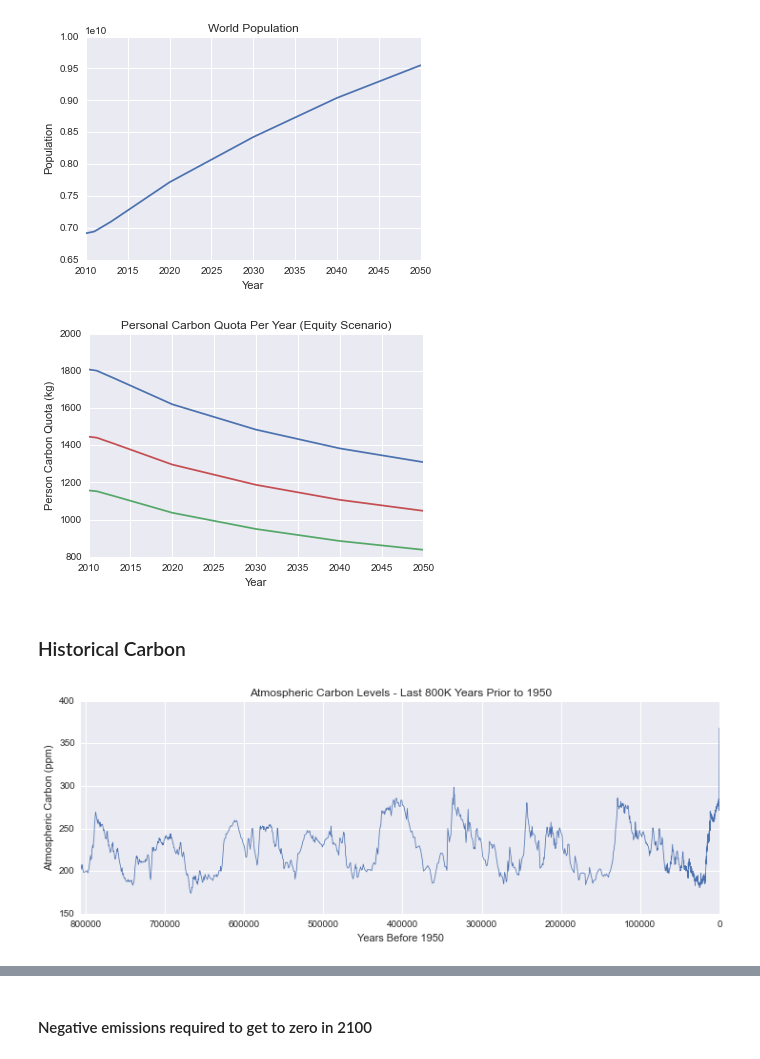
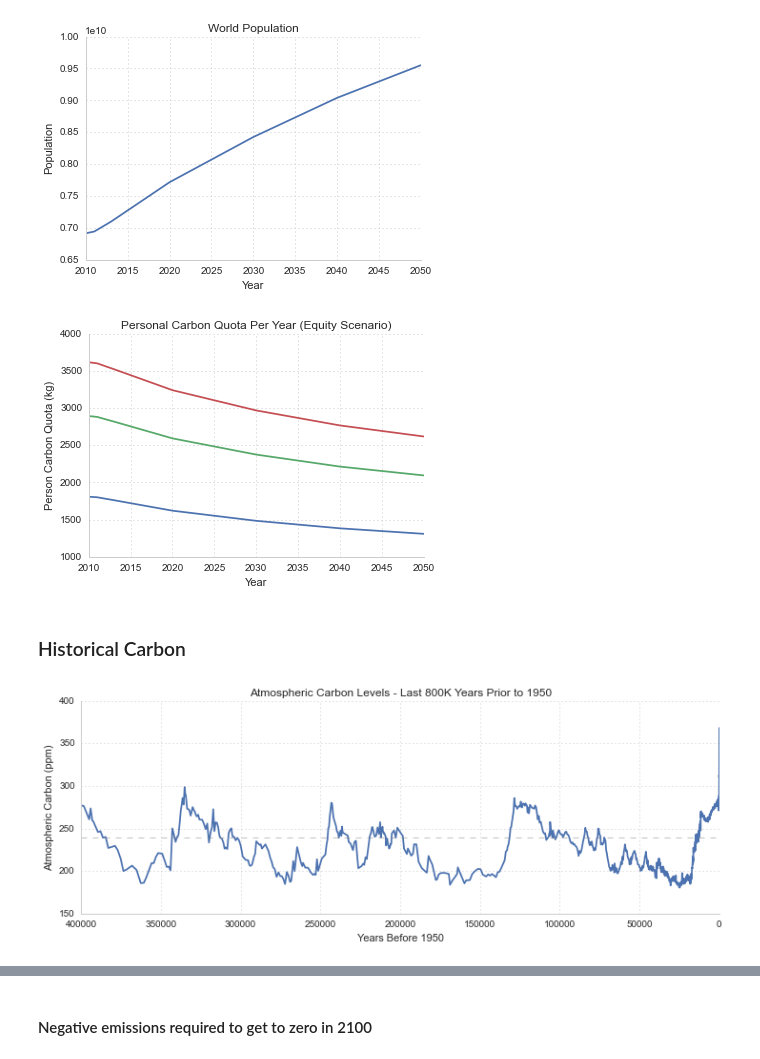
Before and after one commit to pdarche/carbon, a Jupyter notebook: notebooks/Carbon Footprint - EDA.ipynb, the cells around one changed output, grey strips where cells are left out. Saved outputs shown, nothing was run; the diff lists cells and outputs as text; code cells hidden in the pictures.

```diff
--- a/notebooks/Carbon Footprint - EDA.ipynb
+++ b/notebooks/Carbon Footprint - EDA.ipynb
@@ -22,3 +29,13 @@ YEARS_TO_2100 = 84
+# %%
+def modify_gridlines(ax):
+#     ax.yaxis.grid(False)
+#     ax.xaxis.grid(False)
+
+    for line in ax.get_ygridlines():
+        line.set_linestyle(':')
+
+    for line in ax.get_xgridlines():
+        line.set_linestyle(':')
 # %% [markdown]
 ### Setup
 # %%
@@ -175,15 +245,19 @@ plt.xlabel('Year')
 <matplotlib.text.Text at 0x...>
 [figure]
 # %%
+ax = plt.axes()
+sns.despine()
+modify_gridlines(ax)
+
 ((onefivedeg / 40) / vals).plot()
-(8000000000000 / vals).plot()
-(10000000000000 / vals).plot()
+(800000000000000 / 40 / vals).plot()
+(1000000000000000 / 40 / vals).plot()
 plt.title('Personal Carbon Quota Per Year (Equity Scenario)')
 plt.ylabel('Person Carbon Quota (kg)')
 plt.xlabel('Year')
 pylab.savefig('../images/personal_carbon_quota.png')
 # %% [output]
-[figure, old version]
+[figure, new version]
 # %% [markdown]
 ### Historical Carbon
 # %%
@@ -193,13 +267,19 @@ full_ice_core = pd.read_csv(
 # %%
 full_ice_core.index = full_ice_core.age_gas_calBP
 # %%
-(full_ice_core
+ax = plt.axes()
+sns.despine()
+modify_gridlines(ax)
+
+historical_carbon = full_ice_core[full_ice_core.age_gas_calBP <= 400000]
+(historical_carbon
      .sort_values('age_gas_calBP', ascending=False)
-     .co2_ppm.plot(figsize=(12,4), linewidth=.75))
+     .co2_ppm.plot(figsize=(12,4)))
 plt.title('Atmospheric Carbon Levels - Last 800K Years Prior to 1950')
 plt.xlabel('Years Before 1950')
 plt.ylabel('Atmospheric Carbon (ppm)')
+plt.axhline(historical_carbon.co2_ppm.mean(), color='gray', linewidth=.5, linestyle='--')
 pylab.savefig('../images/historical_carbon_800k.png')
 # %% [output]
-[figure, old version]
+[figure, new version]
 # %%
```
Also changed, not shown: parts of 14 cells of this notebook, 9 other files.
